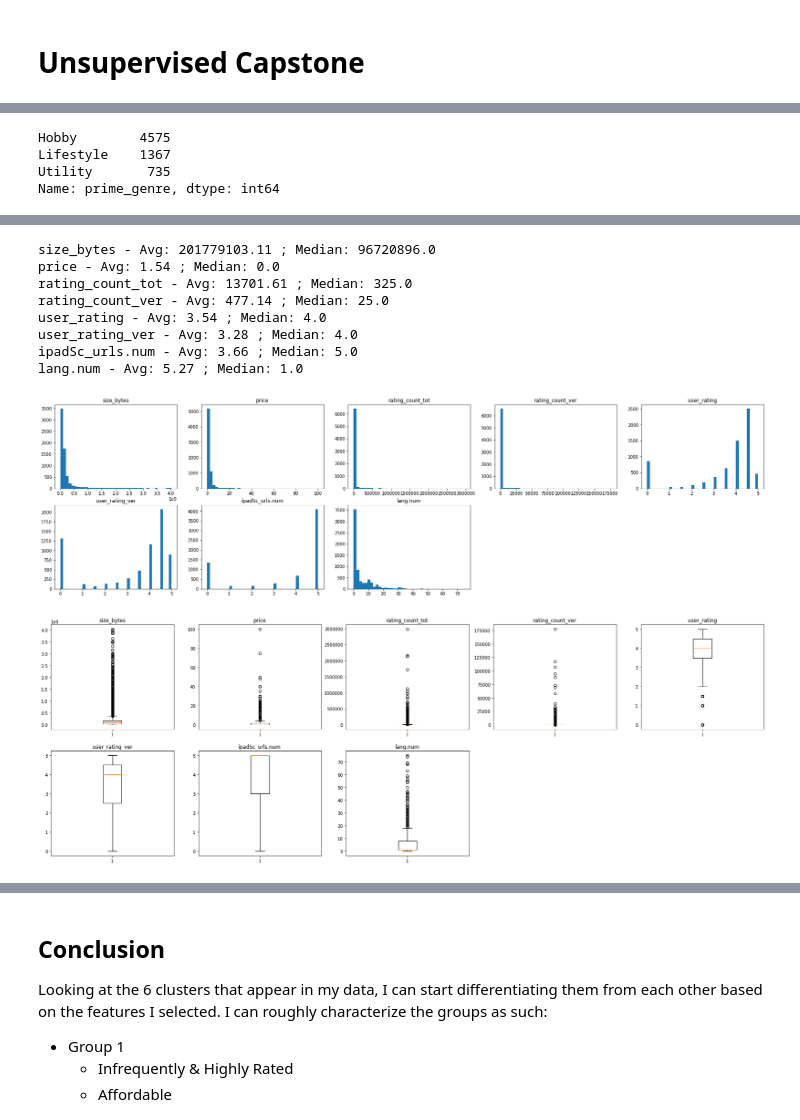
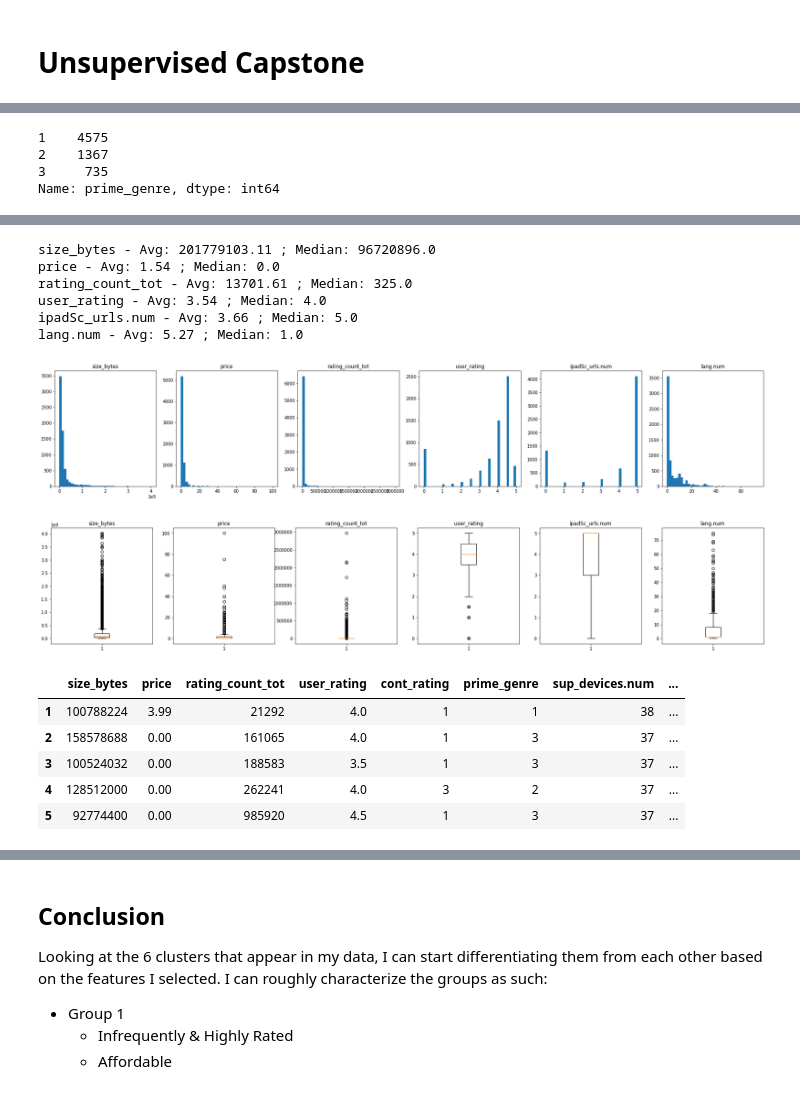
Before and after one commit to esthersweon/thinkful, a Jupyter notebook: main/unit_4/lesson_5_project_1.ipynb, the cells around one changed output, grey strips where cells are left out. Cells and saved outputs as stored; diff of their text form; code cells hidden in the pictures.

```diff
--- a/main/unit_4/lesson_5_project_1.ipynb
+++ b/main/unit_4/lesson_5_project_1.ipynb
@@ -43,16 +43,23 @@ def get_lang(x):
     if len(x.strip()) == 0:
         return None
     elif only_roman_chars(x):
-        return 'Roman'
+        return 1
     else:
         try:
             lang = detect(x)
-            if lang == 'en':
-                return 'Roman'
-            else:
-                return 'Other'
+            return 1 if lang == 'en' else 2
         except:
             return None
+
+def get_rating(x):
+    if x == '4+':
+        return 1
+    elif x == '9+':
+        return 2
+    elif x == '12+':
+        return 3
+    elif x == '17+':
+        return 4
 
 hobby_genres = ['Sports', 'Photo & Video', 'Book', 'Games', 'Music']
 lifestyle_genres = ['News', 'Lifestyle', 'Health & Fitness', 'Food & Drink', 'Shopping', 'Travel', 'Entertainment', 'Social Networking']
@@ -61,25 +68,26 @@ other_genres = ['Education', 'Business', 'Catalogs']
 
 def get_prime_genre(genre):
     if genre in hobby_genres:
-        return 'Hobby'
+        return 1
     elif genre in lifestyle_genres:
-        return 'Lifestyle'
+        return 2
     elif genre in utility_genres:
-        return 'Utility'
+        return 3
     elif genre in other_genres:
-        return 'Other'
+        return 0
 
 df = raw_data.copy()
 
 df['lang'] = df['track_name'].apply(get_lang)
 df['prime_genre'] = df['prime_genre'].apply(get_prime_genre)
+df['cont_rating'] = df['cont_rating'].apply(get_rating)
 
-df = df[df['prime_genre'] != 'Other']
+df = df[df['prime_genre'] != 0]
 df['prime_genre'].value_counts()
 # %% [output]
-Hobby        4575
-Lifestyle    1367
-Utility       735
+1    4575
+2    1367
+3     735
 Name: prime_genre, dtype: int64
 # %%
 for col in df.columns:
@@ -104,44 +110,51 @@ lang.num - 57 uniq vals
 vpp_lic - 2 uniq vals
 lang - 2 uniq vals
 # %%
-df['free'] = df['price'].apply(lambda x: 1 if x == 0 else 0)
+continuous_cols = ['size_bytes', 'price', 'rating_count_tot', 'user_rating', 'ipadSc_urls.num', 'lang.num']
 
-# df['high_rating_count_tot'] = df['rating_count_tot'] >= df['rating_count_tot'].median()
-# df['high_rating_count_ver'] = df['rating_count_ver'] >= df['rating_count_ver'].median()
-
-df['high_rating'] = df['user_rating'] >= df['user_rating'].median()
-df['high_rating_ver'] = df['user_rating_ver'] >= df['user_rating_ver'].median()
-
-continuous_cols = ['size_bytes', 'price', 'rating_count_tot', 'rating_count_ver', 'user_rating', 'user_rating_ver', 'ipadSc_urls.num', 'lang.num']
-
-plt.figure(figsize=(30,8))
+plt.figure(figsize=(30,5))
 
 for idx, col in enumerate(continuous_cols):
-    plt.subplot(2, 5, idx + 1)
+    plt.subplot(1, 6, idx + 1)
     plt.hist(df[col], bins=40)
     plt.title(col)
     print(col, '- Avg:', round(df[col].mean(), 2), '; Median:', round(df[col].median(), 2))
 
 plt.show()
 # %% [output]
 size_bytes - Avg: 201779103.11 ; Median: 96720896.0
 price - Avg: 1.54 ; Median: 0.0
 rating_count_tot - Avg: 13701.61 ; Median: 325.0
-rating_count_ver - Avg: 477.14 ; Median: 25.0
 user_rating - Avg: 3.54 ; Median: 4.0
-user_rating_ver - Avg: 3.28 ; Median: 4.0
 ipadSc_urls.num - Avg: 3.66 ; Median: 5.0
 lang.num - Avg: 5.27 ; Median: 1.0
-[figure, old version]
+[figure, new version]
 # %%
-plt.figure(figsize=(30,10))
+plt.figure(figsize=(30,5))
 
 for idx, col in enumerate(continuous_cols):
-    plt.subplot(2, 5, idx + 1)
+    plt.subplot(1, 6, idx + 1)
     plt.boxplot(df[col])
     plt.title(col)
 
 plt.show()
 # %% [output]
-[figure, old version]
+[figure, new version]
+# %%
+df['major_v'] = df['ver'].str.extract('(\d+)', expand=False).str.split('.').apply(lambda x:x[0])
+df['major_v'] = pd.to_numeric(df['major_v'], errors='coerce').fillna(0).astype(np.int64)
+
+df['up_to_v_1'] = df['major_v'].apply(lambda x: 1 if x <= 1 else 0)
+
+df['improving_rating'] = df['user_rating_ver'] > df['user_rating']
+
+df.drop(columns=['ver', 'track_name', 'major_v', 'rating_count_ver', 'user_rating_ver', 'vpp_lic'], inplace=True)
+df.head()
+# %% [output]
+|  | size_bytes | price | rating_count_tot | user_rating | cont_rating | prime_genre | sup_devices.num | ... |
+| 1 | 100788224 | 3.99 | 21292 | 4.0 | 1 | 1 | 38 | ... |
+| 2 | 158578688 | 0.00 | 161065 | 4.0 | 1 | 3 | 37 | ... |
+| 3 | 100524032 | 0.00 | 188583 | 3.5 | 1 | 3 | 37 | ... |
+| 4 | 128512000 | 0.00 | 262241 | 4.0 | 3 | 2 | 37 | ... |
+| 5 | 92774400 | 0.00 | 985920 | 4.5 | 1 | 3 | 37 | ... |
 # %%
```
Also changed, not shown: parts of 15 cells of this notebook, 3 other files.
